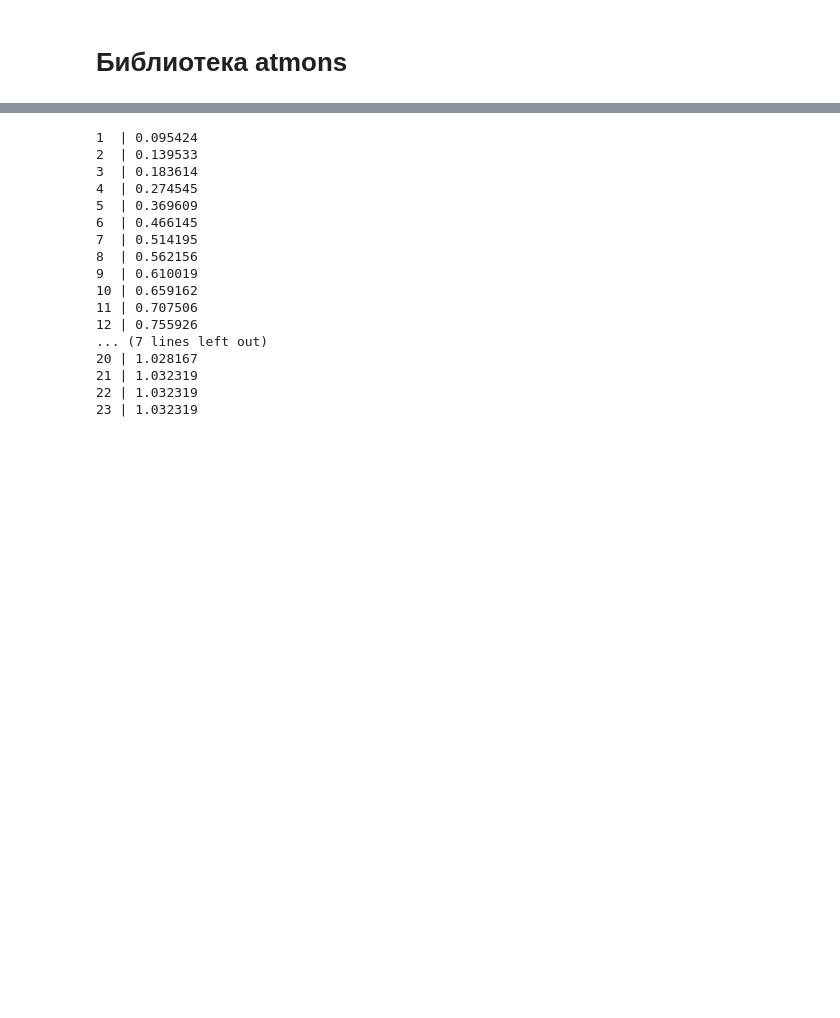
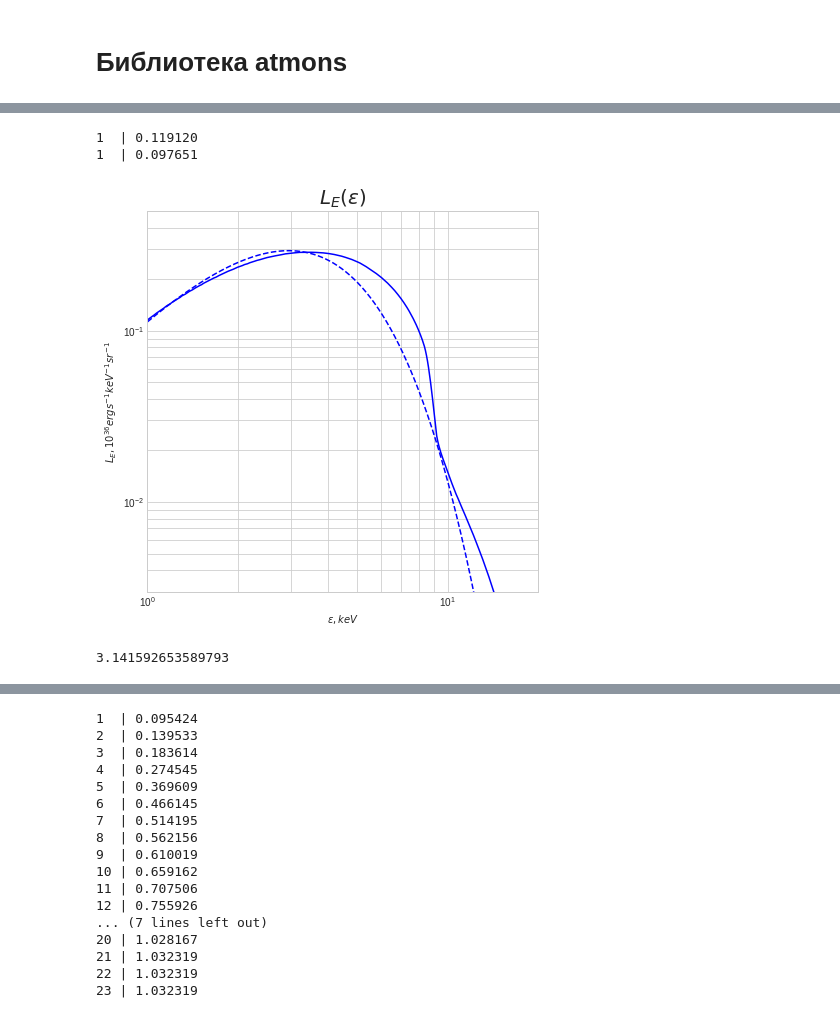
Before and after one commit to arikallis-j/ns-atmospheres, a Jupyter notebook: paper.ipynb, the cells around one changed output, grey strips where cells are left out. Drawn from its saved outputs; the diff is of its cells as text; code cells hidden in the pictures; blank space fills up the shorter version.

```diff
--- a/paper.ipynb
+++ b/paper.ipynb
@@ -5,0 +47,71 @@ import matplotlib.pyplot as plt
+# %%
+plt.style.use('seaborn-whitegrid')
+_, ax = plt.subplots(figsize=(7,7))
+
+ax.set_title("$L_E(\\varepsilon)$", loc='center', fontsize=20)
+ax.set_xlabel("$\\varepsilon, keV$")
+ax.set_ylabel("$L_E, 10^{36} erg s^{-1} keV^{-1} sr^{-1} $")
+
+ax.set_ylim(0.003, 0.5)
+ax.set_xlim(1.0, 20)
+ax.grid(True, which='minor')
+
+config, grid = loader()
+config['spec_key'] = 'be'
+config['chem'] = 's1'
+config['rel'] = True
+
+config['m_ns'] = 1.519
+config['r_ns'] = 15.48
+config['v_rot'] = 700
+
+grid['n_nu'] = 500
+grid['n_theta'] = 30
+grid['n_phi'] = 60
+grid['rng_erg'] = [1.0, 50.0]
+config['i_ang'] = 0 # 45 # 90
+config['flux_key'] = 1 # 2
+
+dumper('paper', config, grid)
+config, grid = loader("paper")
+
+ns = NeurtonStar(config,grid)
+burst = ns.burst()
+counter = 1
+Lum = []
+for shot in burst:
+    print(f"{counter:<3}| {shot.lum:.6f}")
+    if FLUX_REL[counter-1] == 0.1:
+        ax.loglog(shot.E_null/shot.E_null.unit, shot.B_real/shot.B_real.unit/10**36, color='blue')
+        break
+    counter += 1
+
+
+config, grid = loader("paper")
+config['spec_key'] = 'wfc'
+
+dumper('paper', config, grid)
+config, grid = loader("paper")
+
+ns = NeurtonStar(config,grid)
+burst = ns.burst()
+counter = 1
+Lum = []
+for shot in burst:
+    print(f"{counter:<3}| {shot.lum:.6f}")
+    if FLUX_REL[counter-1] == 0.1:
+        ax.loglog(shot.E_null/shot.E_null.unit, shot.B_real/shot.B_real.unit/10**36, linestyle='dashed', color='blue')
+        break
+    counter += 1
+
+
+plt.savefig('graph/' + "fig_7b" + '.pdf')
+# %% [output]
+1  | 0.119120
+1  | 0.097651
+[figure, added]
+# %%
+import astropy.units as u
+PI
+# %% [output]
+3.141592653589793
```
Also changed, not shown: parts of 14 cells of this notebook, 20 other files.
